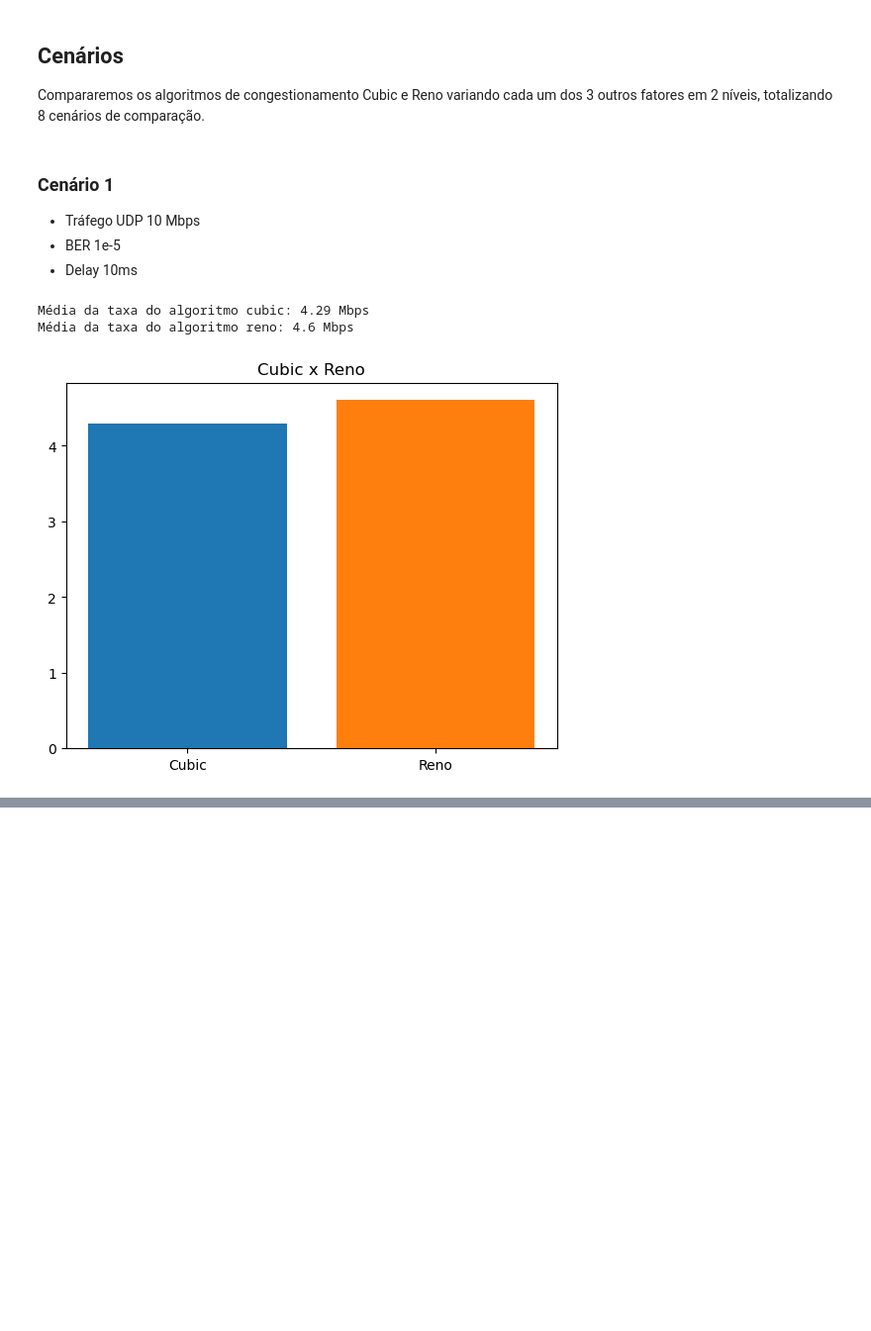
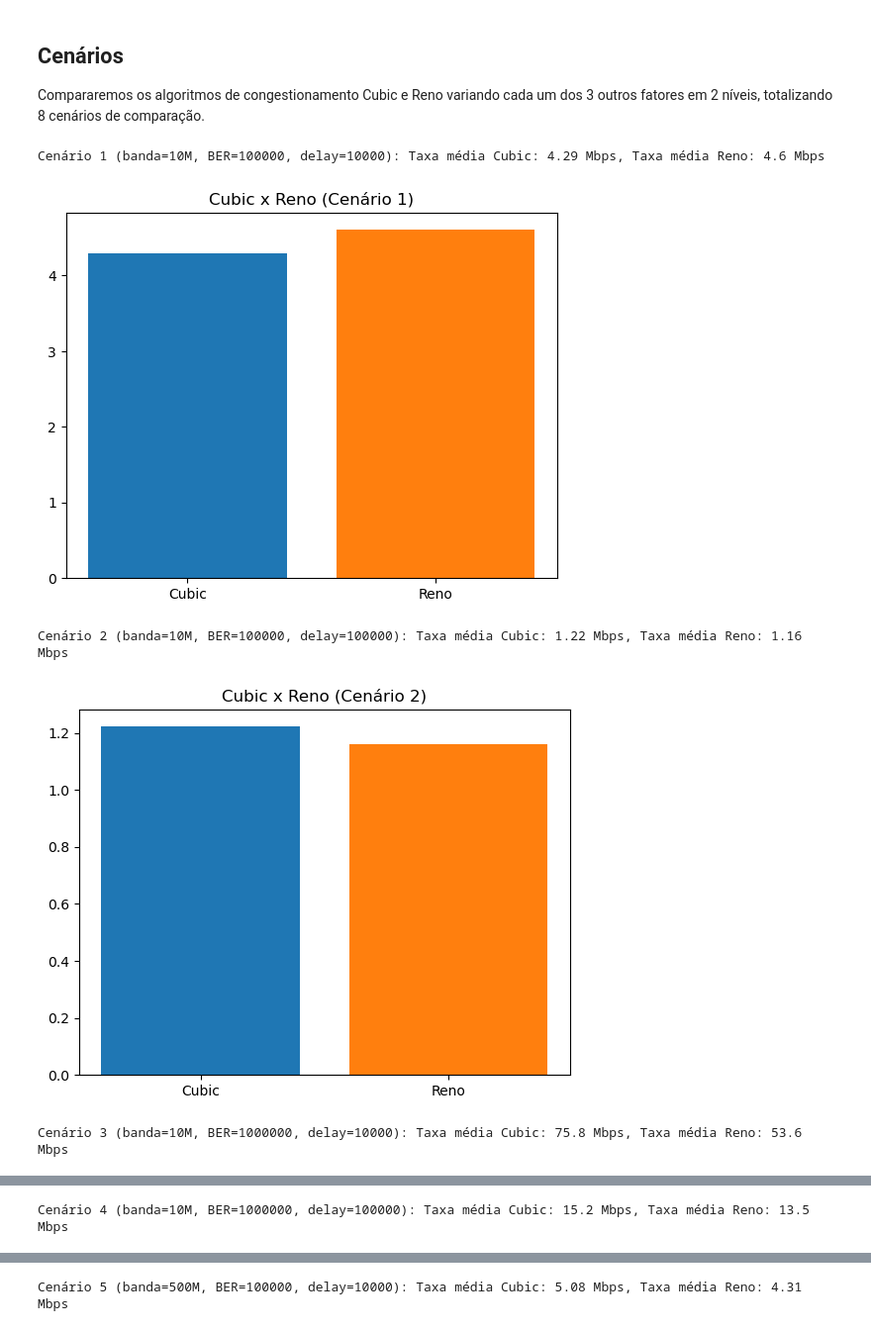
Before and after one commit to andreyadriano/ads-iperf-experiment, a Jupyter notebook: analise_de_dados.ipynb, the cells around one changed output, grey strips where cells are left out. Shown at 99% size. Drawn from its saved outputs; the diff is of its cells as text; code cells hidden in the pictures; blank space fills up the shorter version.

Commit message:
refatorar código de análise dos dados

```diff
--- a/analise_de_dados.ipynb
+++ b/analise_de_dados.ipynb
@@ -59,24 +59,28 @@ dados
 ## Cenários
 
 Compararemos os algoritmos de congestionamento Cubic e Reno variando cada um dos 3 outros fatores em 2 níveis, totalizando 8 cenários de comparação.
-# %% [markdown]
-### Cenário 1
-- Tráfego UDP 10 Mbps
-- BER 1e-5
-- Delay 10ms
 # %%
-dados_cenario = dados[(dados['BANDA UDP'] == '10M') & (dados['BER'] == 100000) & (dados['DELAY'] == 10000)]
-dados_cenario_cubic = dados_cenario[dados_cenario['PROTOCOLO'] == 'cubic']
-dados_cenario_reno = dados_cenario[dados_cenario['PROTOCOLO'] == 'reno']
-cubic_taxa_media = dados_cenario_cubic['TAXA DE TRANSFERENCIA'].mean()/1000000
-reno_taxa_media = dados_cenario_reno['TAXA DE TRANSFERENCIA'].mean()/1000000
-print(f"Média da taxa do algoritmo cubic: {cubic_taxa_media:.3} Mbps")
-print(f"Média da taxa do algoritmo reno: {reno_taxa_media:.3} Mbps")
-plt.bar("Cubic",cubic_taxa_media)
-plt.bar("Reno",reno_taxa_media)
-plt.title('Cubic x Reno')
-plt.show()
+BANDA_UDP = ['10M','500M']
+BER = [100000,1000000]
+E2E_DELAY = [10000,100000]
+cenario = 0
+for banda in BANDA_UDP:
+    for ber in BER:
+        for delay in E2E_DELAY:
+            cenario += 1
+            dados_cenario = dados[(dados['BANDA UDP'] == banda) & (dados['BER'] == ber) & (dados['DELAY'] == delay)]
+            dados_cenario_cubic = dados_cenario[dados_cenario['PROTOCOLO'] == 'cubic']
+            dados_cenario_reno = dados_cenario[dados_cenario['PROTOCOLO'] == 'reno']
+            cubic_taxa_media = dados_cenario_cubic['TAXA DE TRANSFERENCIA'].mean()/1000000
+            reno_taxa_media = dados_cenario_reno['TAXA DE TRANSFERENCIA'].mean()/1000000
+            print(f"Cenário {cenario} (banda={banda}, BER={ber}, delay={delay}): Taxa média Cubic: {cubic_taxa_media:.3} Mbps, Taxa média Reno: {reno_taxa_media:.3} Mbps")
+            plt.bar("Cubic",cubic_taxa_media)
+            plt.bar("Reno",reno_taxa_media)
+            plt.title('Cubic x Reno (Cenário '+str(cenario)+')')
+            plt.show()
 # %% [output]
-Média da taxa do algoritmo cubic: 4.29 Mbps
-Média da taxa do algoritmo reno: 4.6 Mbps
+Cenário 1 (banda=10M, BER=100000, delay=10000): Taxa média Cubic: 4.29 Mbps, Taxa média Reno: 4.6 Mbps
-[figure, old version]
+[figure, new version]
+Cenário 2 (banda=10M, BER=100000, delay=100000): Taxa média Cubic: 1.22 Mbps, Taxa média Reno: 1.16 Mbps
+[figure, added]
+Cenário 3 (banda=10M, BER=1000000, delay=10000): Taxa média Cubic: 75.8 Mbps, Taxa média Reno: 53.6 Mbps
@@ -82,0 +88 @@ Média da taxa do algoritmo reno: 4.6 Mbps
+Cenário 4 (banda=10M, BER=1000000, delay=100000): Taxa média Cubic: 15.2 Mbps, Taxa média Reno: 13.5 Mbps
@@ -82,0 +90 @@ Média da taxa do algoritmo reno: 4.6 Mbps
+Cenário 5 (banda=500M, BER=100000, delay=10000): Taxa média Cubic: 5.08 Mbps, Taxa média Reno: 4.31 Mbps
```
Also changed, not shown: parts of 15 cells of this notebook.
